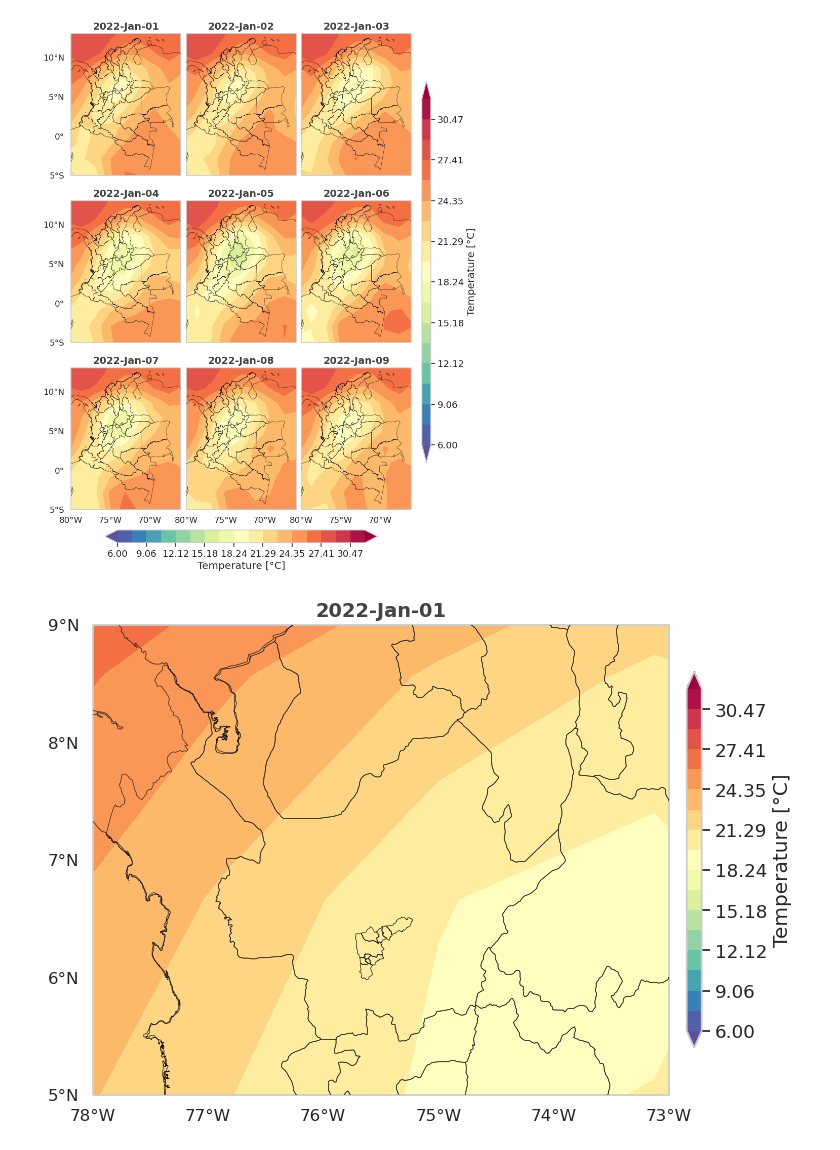
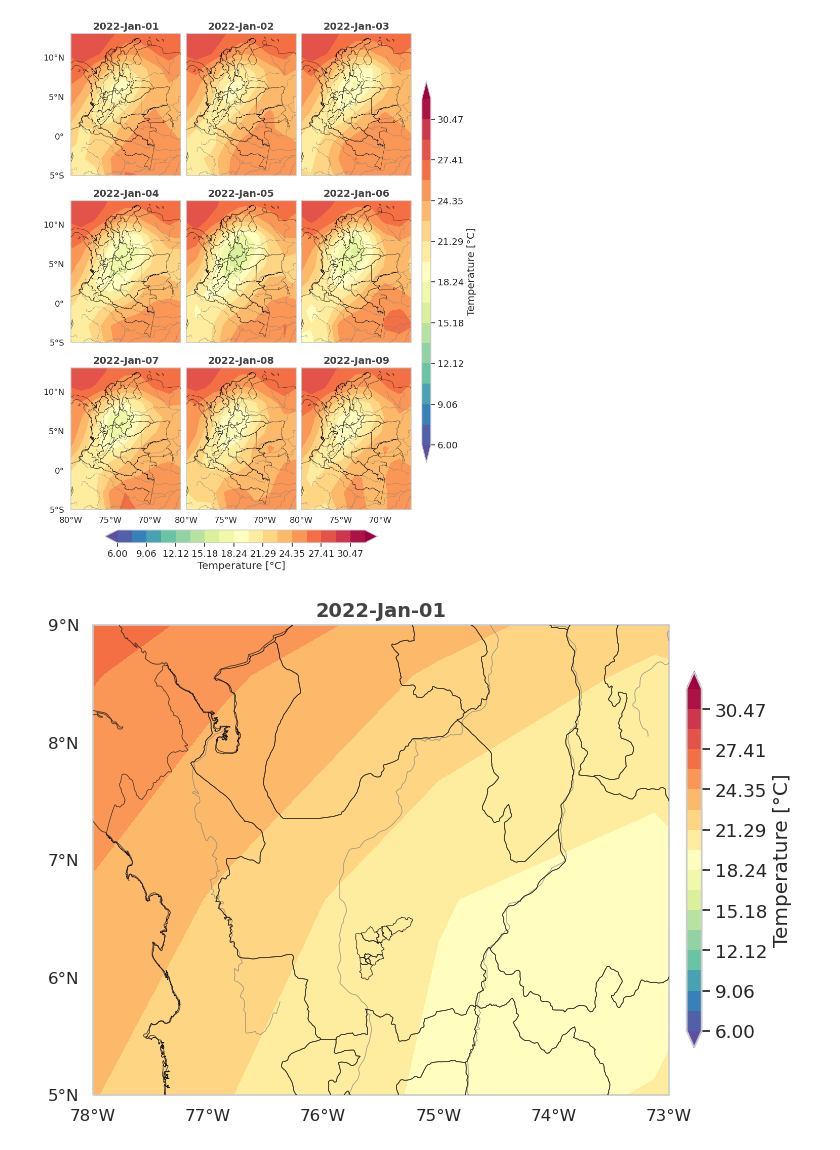
Before and after one commit to jdmantillaq/gridded-cartopy-plots, a Jupyter notebook: tutorial.ipynb, the cells around one changed output. Saved outputs shown, nothing was run; the diff lists cells and outputs as text; code cells hidden in the pictures.

Commit message:
Rivers feature added

```diff
--- a/tutorial.ipynb
+++ b/tutorial.ipynb
@@ -66,7 +66,7 @@ for fi in range(num_rows):
 
         # Add geographic features to the plot
         ax = cgp.continentes_lon_lat(ax, map_resolution=50,
-                                     departamentos=True,
+                                     departamentos=True, rivers=True,
                                      lon_step=5, lat_step=5)
         # departamentos shapes is added and the lon_step and lat_step are 5°
         # map resolution is set to 50m, [10, 50 and 110] are available
@@ -88,32 +88,32 @@ for fi in range(num_rows):
                             cmap=cmap, extend='both', transform=proj)
 
         # Add a title to each subplot
         ax.set_title(f"{time[idx].strftime('%Y-%b-%d')}",
                         fontdict=font_prop_title)
 
         # Increment the index to move to the next time slice
         idx += 1
 
 # Define the orientation and label of the colorbar
 orientation = 'horizontal'
 label = 'Temperature [°C]'
 
 # Add a horizontal colorbar to the figure
 cgp.add_colorbar(fig=fig, cs=cs, label=label,
                 orientation=orientation,
                 grid_prop=grid_prop,
                 cbar_factor=0.8,
                 cbar_width=0.025,
                 y_coord_cbar=-0.035)
 
 # Add a vertical colorbar to the figure (optional)
 cgp.add_colorbar(fig, cs, label, 'vertical', grid_prop,
                 cbar_factor=0.8, cbar_width=0.025)
 
 # Show the figure with all its subplots and colorbars
 fig.savefig(f'figures/departamentos.png', dpi=150,
             bbox_inches='tight', transparent=False,
             facecolor='white')
 # %% [output]
-[figure, old version]
+[figure, new version]
 # %%
```
Also changed, not shown: parts of 1 cell of this notebook, 4 other files.
